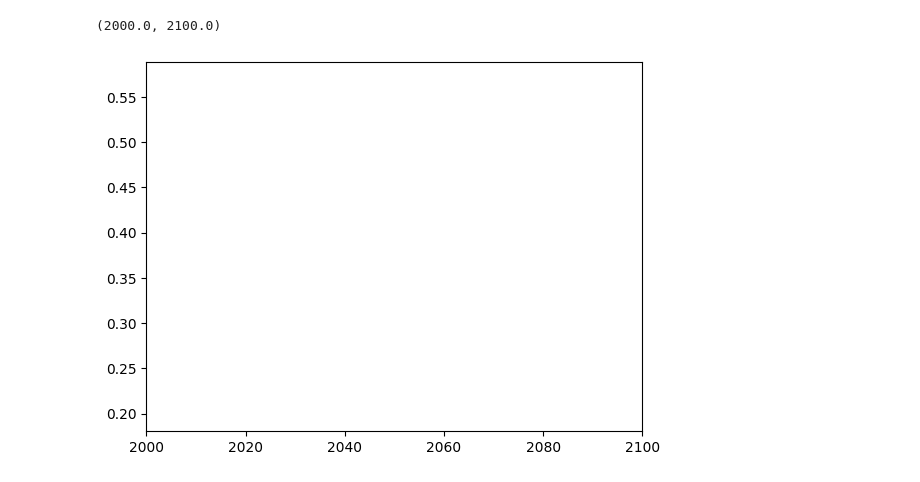
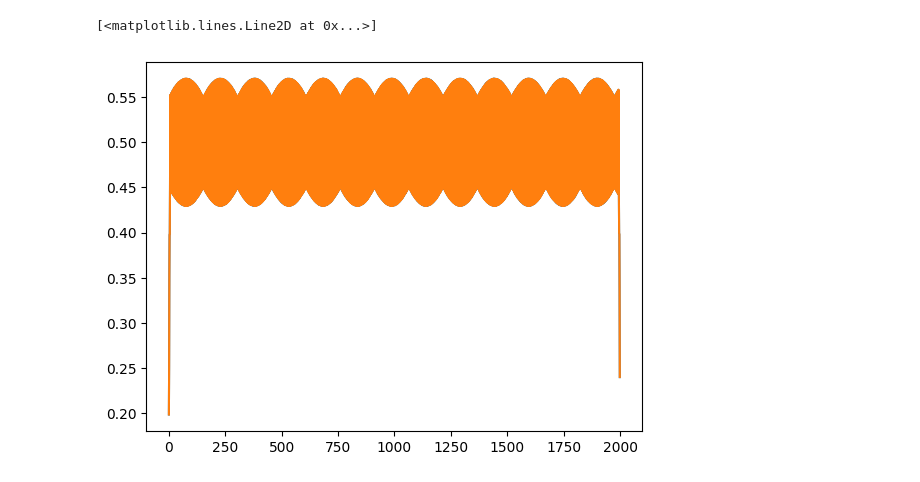
Before and after one commit to j-a-krzywda/ReadSpyn, a Jupyter notebook: examples/geometric_demo.ipynb, the cells around one changed output. Saved outputs shown, nothing was run; the diff lists cells and outputs as text; code cells hidden in the pictures.

```diff
--- a/examples/geometric_demo.ipynb
+++ b/examples/geometric_demo.ipynb
@@ -225,10 +317,10 @@ for sensor_indx in range(3):
 # %%
 Q_st1 = results['sensor_results'][sensor_indx]['Q'][0]
-Q_st2 = results['sensor_results'][sensor_indx]['Q'][2]
+Q_st2 = results['sensor_results'][sensor_indx]['Q'][1]
 plt.plot(Q_st1[0])
 plt.plot(Q_st2[0])
-plt.xlim(2000,2100)
+#plt.xlim(2000,2100)
 # %% [output]
-(2000.0, 2100.0)
+[<matplotlib.lines.Line2D at 0x...>]
-[figure, old version]
+[figure, new version]
 # %%
```
Also changed, not shown: parts of 9 cells of this notebook, 8 other files.
